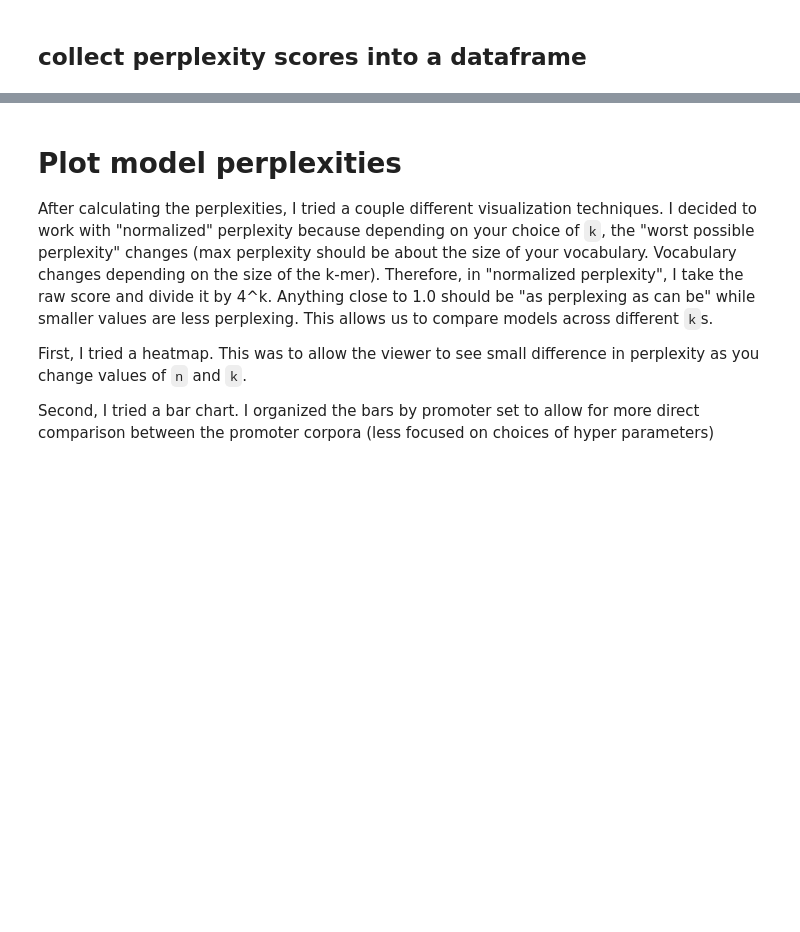
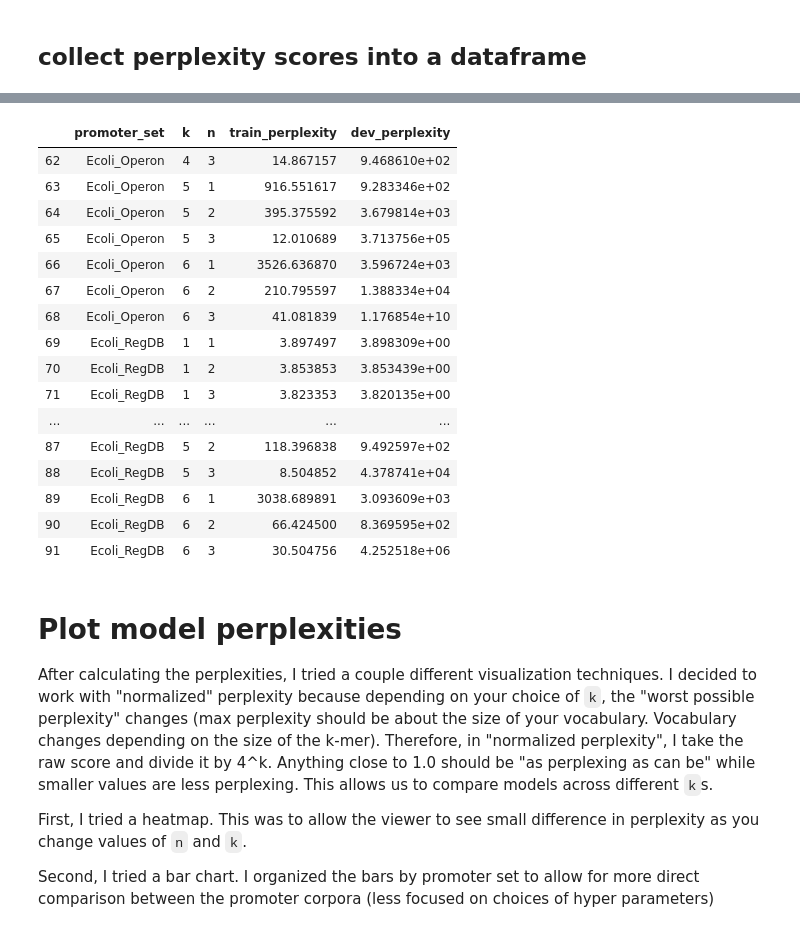
Before and after one commit to erinhwilson/regulatory-dna-perplexity, a Jupyter notebook: promoter_perplexity-Copy1.ipynb, the cells around one changed output, grey strips where cells are left out. Cells and saved outputs as stored; diff of their text form; code cells hidden in the pictures; blank space fills up the shorter version.

```diff
--- a/promoter_perplexity-Copy1.ipynb
+++ b/promoter_perplexity-Copy1.ipynb
@@ -1220,22 +1136,36 @@ def get_perplexity_scores(p_set_name, k, n, x_smoothing=None):
 # %% [markdown]
 ## collect perplexity scores into a dataframe
 # %%
-pp_data = []
-pp_data_smooth = []
+pp_data_dict = {}
+smoothing = [0, 0.01, 0.1, 1]
 
-for p_set_name in all_results:
-    for k,n in model_combos:
-        print("Calculating perplexity for %i-mer %i-grams, %s" %(k,n,p_set_name))
 
-        # Unsmoothed
-        pp_train, pp_dev = get_perplexity_scores(p_set_name, k, n)
+for s in smoothing:
+    print(f"\tSmoothing: {s}")
 
-        # x-smoothing attempt
-        pp_train_smooth, pp_dev_smooth = get_perplexity_scores(p_set_name, k, n, x_smoothing=0.01)
+    pp_data = []
+    for p_set_name in all_results:
+        for k,n in model_combos:
+            print("Calculating perplexity for %i-mer %i-grams, %s" %(k,n,p_set_name))
 
-        row = [p_set_name, k,n,pp_train, pp_dev]
-        pp_data.append(row)
+            # Unsmoothed
+            #pp_train, pp_dev = get_perplexity_scores(p_set_name, k, n)
+            pp_train, pp_dev = get_perplexity_scores(p_set_name, k, n,x_smoothing=s)
 
-        row_smooth = [p_set_name, k,n,pp_train_smooth, pp_dev_smooth]
-        pp_data_smooth.append(row_smooth)
+            # x-smoothing attempt
+            #pp_train_smooth, pp_dev_smooth = get_perplexity_scores(p_set_name, k, n, x_smoothing=0.01)
+
+            row = [p_set_name, k,n,pp_train, pp_dev]
+            pp_data.append(row)
+
+            #row_smooth = [p_set_name, k,n,pp_train_smooth, pp_dev_smooth]
+            #pp_data_smooth.append(row_smooth)
+
+    pp_df = pd.DataFrame(pp_data,
+                 columns=['promoter_set',
+                          'k', 'n',
+                          'train_perplexity',
+                          'dev_perplexity'])
+
+    pp_data_dict[s] = pp_df
 # %% [output]
@@ -1330,3 +1231,23 @@ pp_df
+# %%
+pp_data_dict[0.01].tail(30)
+# %% [output]
+|  | promoter_set | k | n | train_perplexity | dev_perplexity |
+| 62 | Ecoli_Operon | 4 | 3 | 14.867157 | 9.468610e+02 |
+| 63 | Ecoli_Operon | 5 | 1 | 916.551617 | 9.283346e+02 |
+| 64 | Ecoli_Operon | 5 | 2 | 395.375592 | 3.679814e+03 |
+| 65 | Ecoli_Operon | 5 | 3 | 12.010689 | 3.713756e+05 |
+| 66 | Ecoli_Operon | 6 | 1 | 3526.636870 | 3.596724e+03 |
+| 67 | Ecoli_Operon | 6 | 2 | 210.795597 | 1.388334e+04 |
+| 68 | Ecoli_Operon | 6 | 3 | 41.081839 | 1.176854e+10 |
+| 69 | Ecoli_RegDB | 1 | 1 | 3.897497 | 3.898309e+00 |
+| 70 | Ecoli_RegDB | 1 | 2 | 3.853853 | 3.853439e+00 |
+| 71 | Ecoli_RegDB | 1 | 3 | 3.823353 | 3.820135e+00 |
+| ... | ... | ... | ... | ... | ... |
+| 87 | Ecoli_RegDB | 5 | 2 | 118.396838 | 9.492597e+02 |
+| 88 | Ecoli_RegDB | 5 | 3 | 8.504852 | 4.378741e+04 |
+| 89 | Ecoli_RegDB | 6 | 1 | 3038.689891 | 3.093609e+03 |
+| 90 | Ecoli_RegDB | 6 | 2 | 66.424500 | 8.369595e+02 |
+| 91 | Ecoli_RegDB | 6 | 3 | 30.504756 | 4.252518e+06 |
 # %% [markdown]
 # Plot model perplexities
 After calculating the perplexities, I tried a couple different visualization techniques. I decided to work with "normalized" perplexity because depending on your choice of `k`, the "worst possible perplexity" changes (max perplexity should be about the size of your vocabulary. Vocabulary changes depending on the size of the k-mer). Therefore, in "normalized perplexity", I take the raw score and divide it by 4^k. Anything close to 1.0 should be "as perplexing as can be" while smaller values are less perplexing. This allows us to compare models across different `k`s.
```
Also changed, not shown: parts of 20 cells of this notebook.
